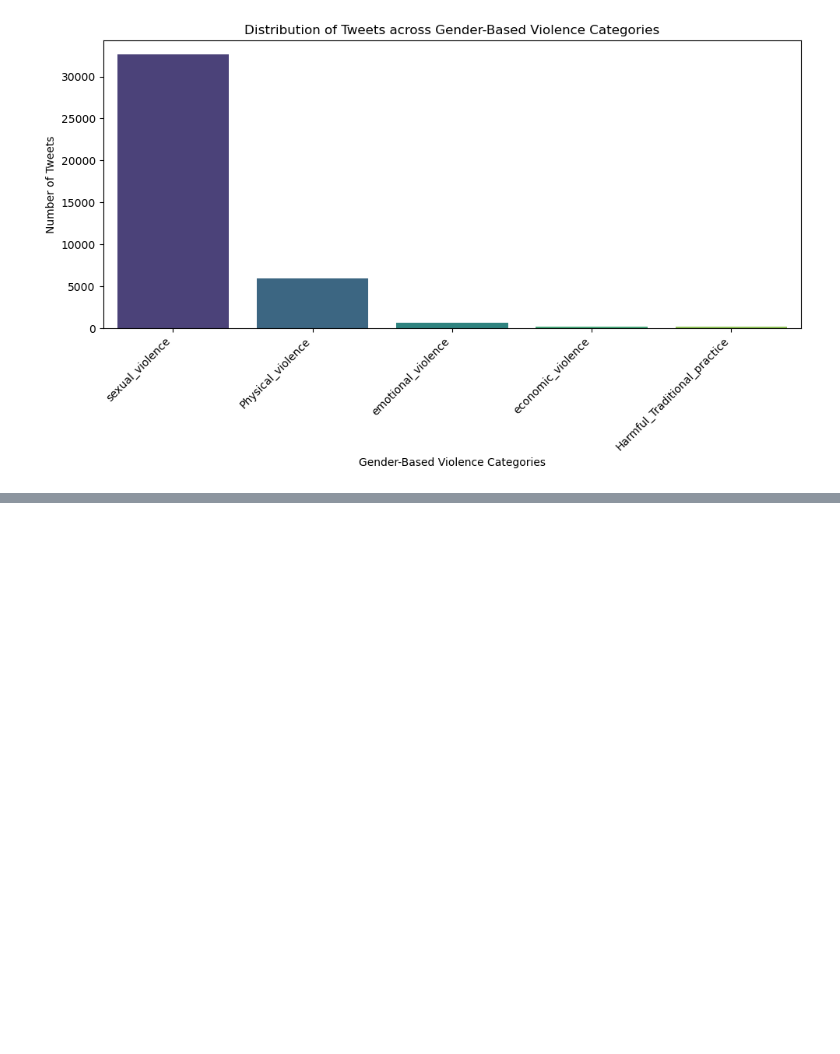
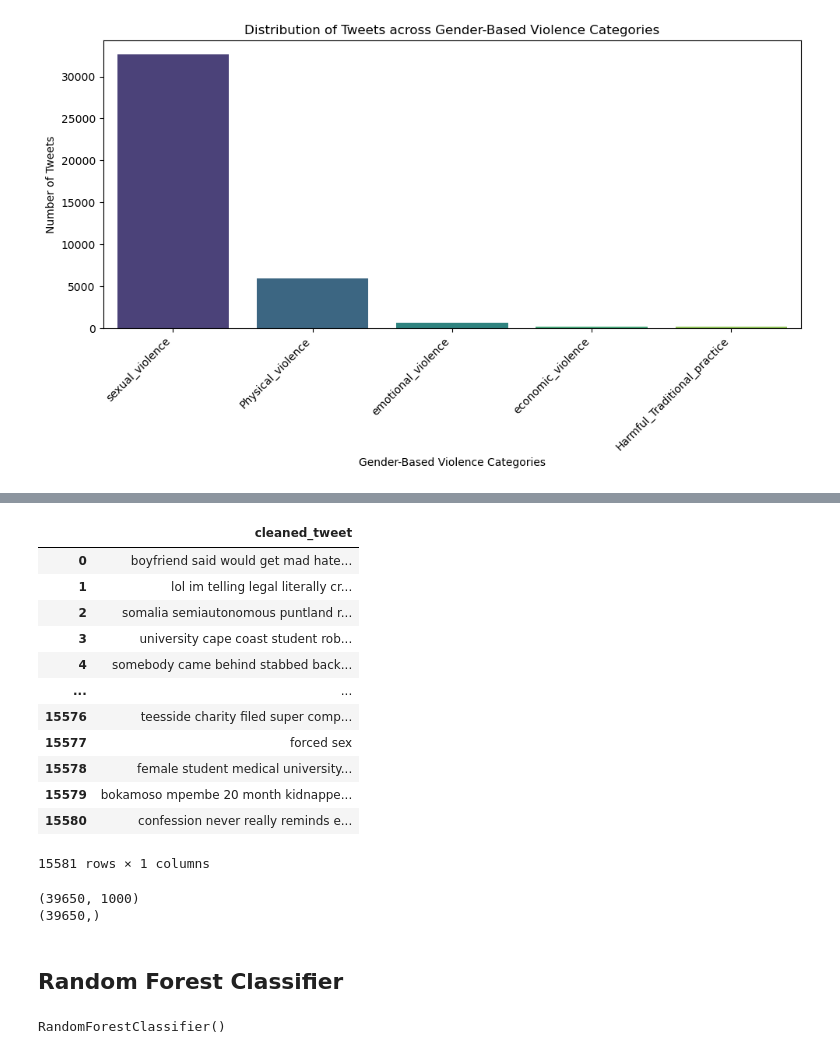
Before and after one commit to The-DigitalAcademy/Malebo_Gender_Based_Violence, a Jupyter notebook: Machine learning.ipynb, the cells around one changed output, grey strips where cells are left out. Drawn from its saved outputs; the diff is of its cells as text; code cells hidden in the pictures; blank space fills up the shorter version.

```diff
--- a/Machine learning.ipynb
+++ b/Machine learning.ipynb
@@ -204,0 +297,18 @@ plt.show()
+# %%
+X_test = test_data.drop('Tweet_ID', axis=1)
+# %%
+X_test
+# %% [output]
+|  | cleaned_tweet |
+| 0 | boyfriend said would get mad hate... |
+| 1 | lol im telling legal literally cr... |
+| 2 | somalia semiautonomous puntland r... |
+| 3 | university cape coast student rob... |
+| 4 | somebody came behind stabbed back... |
+| ... | ... |
+| 15576 | teesside charity filed super comp... |
+| 15577 | forced sex |
+| 15578 | female student medical university... |
+| 15579 | bokamoso mpembe 20 month kidnappe... |
+| 15580 | confession never really reminds e... |
+15581 rows × 1 columns
@@ -204,0 +322,8 @@ plt.show()
+# %%
+print(X_train_vectorised.shape)
+print(y_train.shape)
+# %% [output]
+(39650, 1000)
+(39650,)
+# %% [markdown]
+## Random Forest Classifier
@@ -204,0 +332,5 @@ plt.show()
+# %%
+rf=RandomForestClassifier()
+rf.fit(X_train_vectorised, y_train)
+# %% [output]
+RandomForestClassifier()
```
Also changed, not shown: parts of 34 cells of this notebook, 4 other files.
